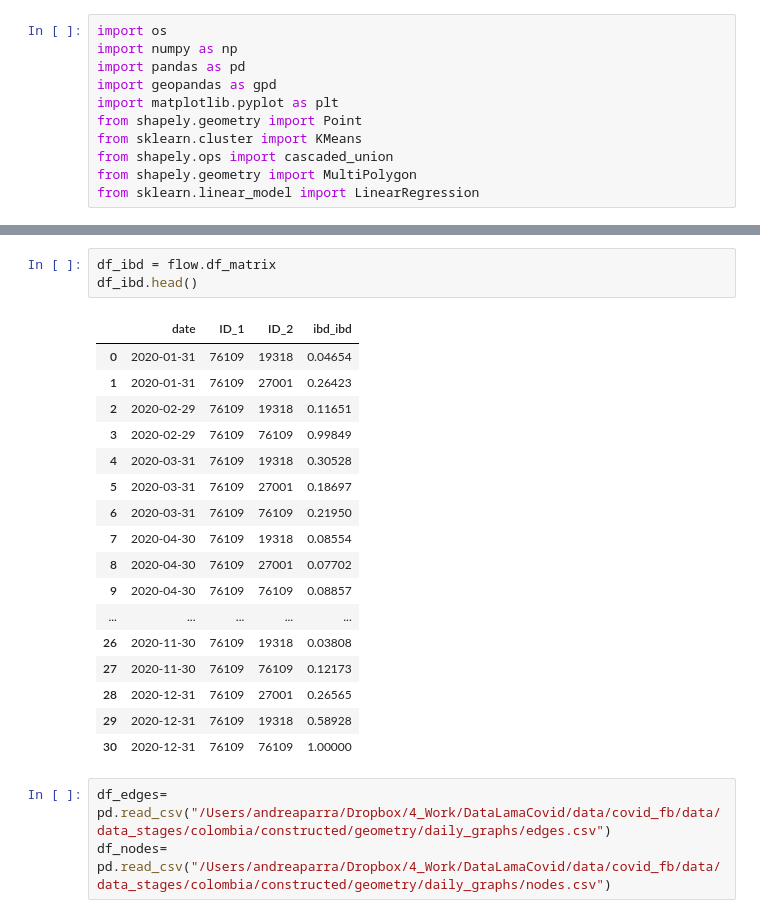
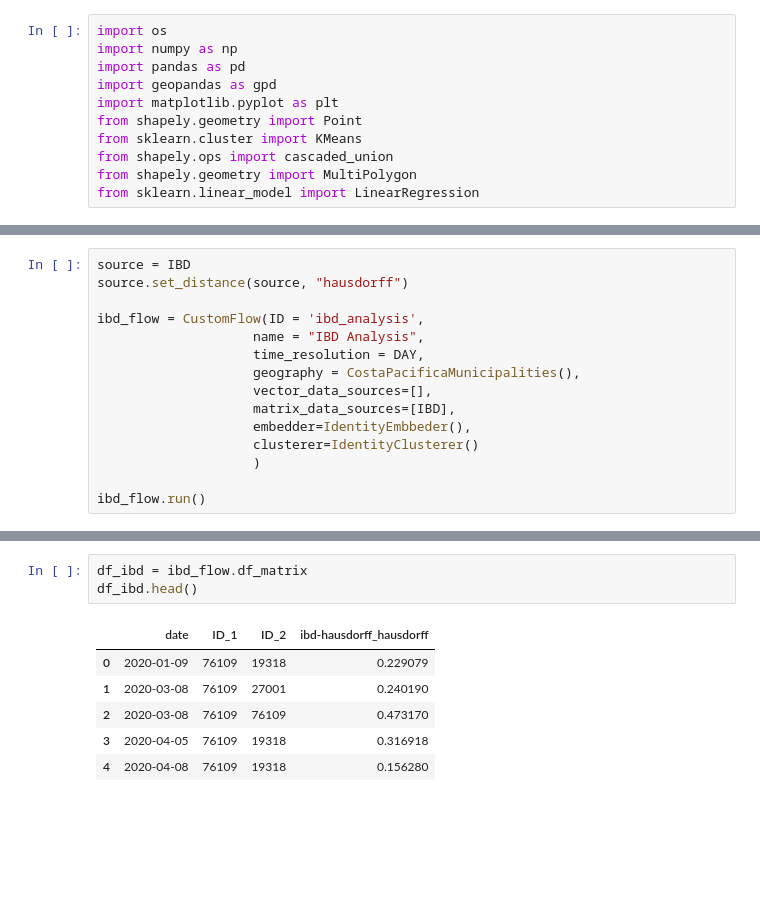
Before and after one commit to Data-Lama/pathogen_study_regions_generator, a Jupyter notebook: results/IBDMobilityFlow.ipynb, the cells around one changed output, grey strips where cells are left out. Saved outputs shown, nothing was run; the diff lists cells and outputs as text; blank space fills up the shorter version.

```diff
--- a/results/IBDMobilityFlow.ipynb
+++ b/results/IBDMobilityFlow.ipynb
@@ -131,0 +238,15 @@ flow.df_matrix
+# %%
+source = IBD
+source.set_distance(source, "hausdorff")
+
+ibd_flow = CustomFlow(ID = 'ibd_analysis',
+                    name = "IBD Analysis",
+                    time_resolution = DAY,
+                    geography = CostaPacificaMunicipalities(),
+                    vector_data_sources=[],
+                    matrix_data_sources=[IBD],
+                    embedder=IdentityEmbbeder(),
+                    clusterer=IdentityClusterer()
+                    )
+
+ibd_flow.run()
@@ -132,24 +271,10 @@ flow.df_matrix
 # %%
-df_ibd = flow.df_matrix
+df_ibd = ibd_flow.df_matrix
 df_ibd.head()
 # %% [output]
-|  | date | ID_1 | ID_2 | ibd_ibd |
-| 0 | 2020-01-31 | 76109 | 19318 | 0.04654 |
-| 1 | 2020-01-31 | 76109 | 27001 | 0.26423 |
-| 2 | 2020-02-29 | 76109 | 19318 | 0.11651 |
-| 3 | 2020-02-29 | 76109 | 76109 | 0.99849 |
-| 4 | 2020-03-31 | 76109 | 19318 | 0.30528 |
-| 5 | 2020-03-31 | 76109 | 27001 | 0.18697 |
-| 6 | 2020-03-31 | 76109 | 76109 | 0.21950 |
-| 7 | 2020-04-30 | 76109 | 19318 | 0.08554 |
-| 8 | 2020-04-30 | 76109 | 27001 | 0.07702 |
-| 9 | 2020-04-30 | 76109 | 76109 | 0.08857 |
-| ... | ... | ... | ... | ... |
-| 26 | 2020-11-30 | 76109 | 19318 | 0.03808 |
-| 27 | 2020-11-30 | 76109 | 76109 | 0.12173 |
-| 28 | 2020-12-31 | 76109 | 27001 | 0.26565 |
-| 29 | 2020-12-31 | 76109 | 19318 | 0.58928 |
-| 30 | 2020-12-31 | 76109 | 76109 | 1.00000 |
+|  | date | ID_1 | ID_2 | ibd-hausdorff_hausdorff |
+| 0 | 2020-01-09 | 76109 | 19318 | 0.229079 |
+| 1 | 2020-03-08 | 76109 | 27001 | 0.240190 |
+| 2 | 2020-03-08 | 76109 | 76109 | 0.473170 |
+| 3 | 2020-04-05 | 76109 | 19318 | 0.316918 |
+| 4 | 2020-04-08 | 76109 | 19318 | 0.156280 |
-# %%
-df_edges= pd.read_csv("/Users/andreaparra/Dropbox/4_Work/DataLamaCovid/data/covid_fb/data/data_stages/colombia/constructed/geometry/daily_graphs/edges.csv")
-df_nodes= pd.read_csv("/Users/andreaparra/Dropbox/4_Work/DataLamaCovid/data/covid_fb/data/data_stages/colombia/constructed/geometry/daily_graphs/nodes.csv")
```
Also changed, not shown: parts of 22 cells of this notebook, 5 other files.
